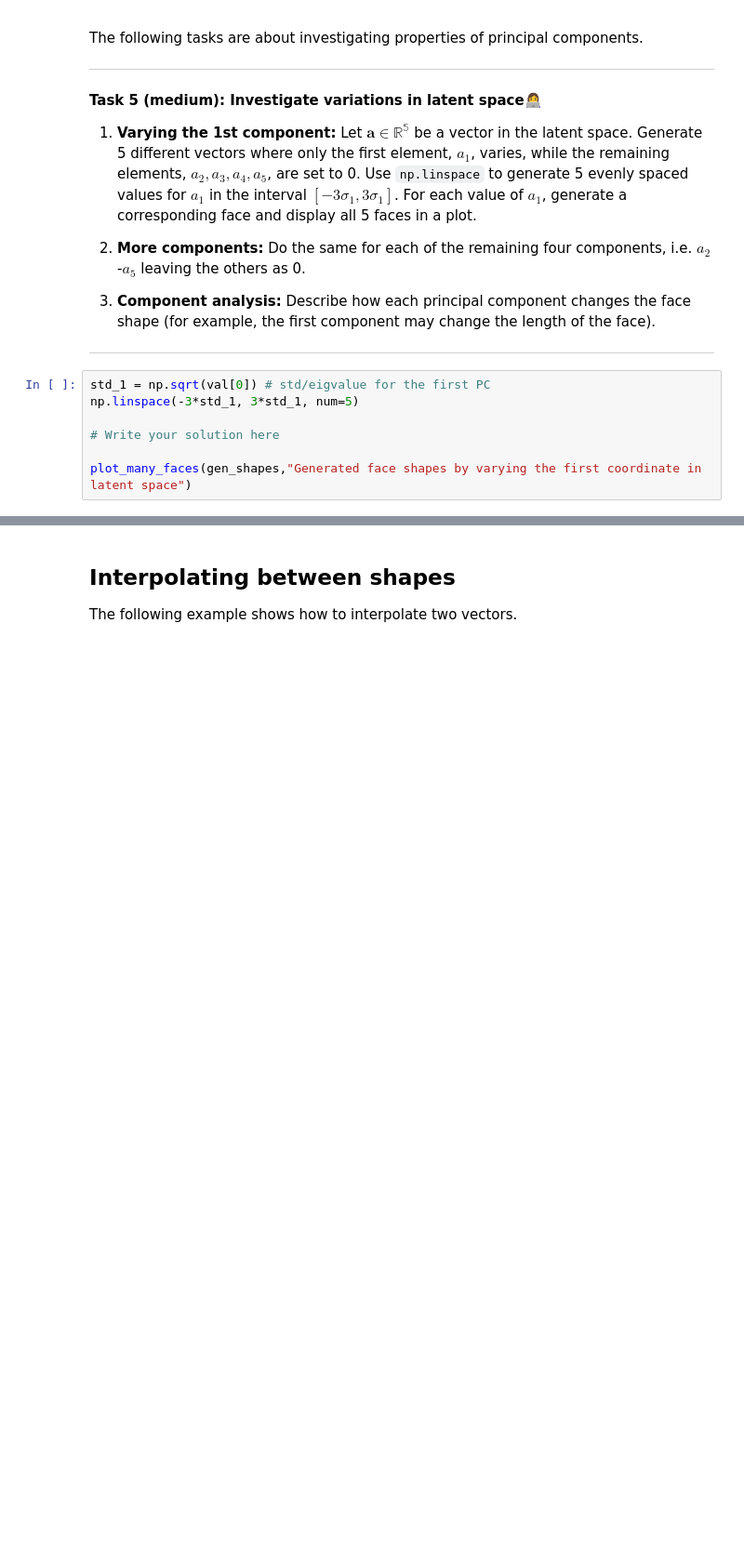
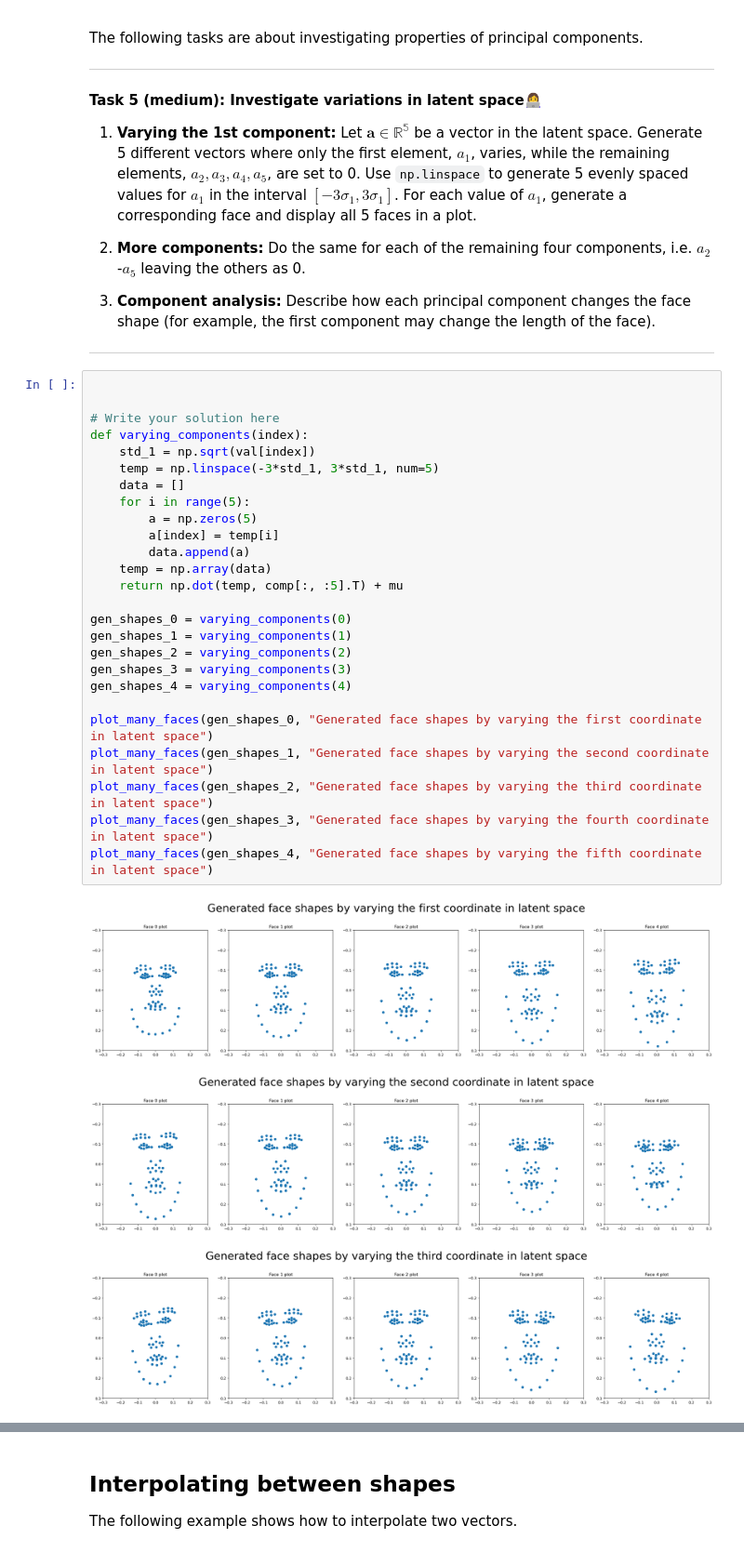
Before and after one commit to nselpriv/ml-assignment-2, a Jupyter notebook: W11/02-shape_generation.ipynb, the cells around one changed output, grey strips where cells are left out. Shown at 93% size. Drawn from its saved outputs; the diff is of its cells as text; blank space fills up the shorter version.

```diff
--- a/W11/02-shape_generation.ipynb
+++ b/W11/02-shape_generation.ipynb
@@ -254,9 +340,32 @@ The following tasks are about investigating properties of principal components.
 
 ---
 # %%
-std_1 = np.sqrt(val[0]) # std/eigvalue for the first PC
-np.linspace(-3*std_1, 3*std_1, num=5)
+
 
 # Write your solution here
+def varying_components(index):
+    std_1 = np.sqrt(val[index])
+    temp = np.linspace(-3*std_1, 3*std_1, num=5)
+    data = []
+    for i in range(5):
+        a = np.zeros(5)
+        a[index] = temp[i]
+        data.append(a)
+    temp = np.array(data)
+    return np.dot(temp, comp[:, :5].T) + mu
 
-plot_many_faces(gen_shapes,"Generated face shapes by varying the first coordinate in latent space")
+gen_shapes_0 = varying_components(0)
+gen_shapes_1 = varying_components(1)
+gen_shapes_2 = varying_components(2)
+gen_shapes_3 = varying_components(3)
+gen_shapes_4 = varying_components(4)
+
+plot_many_faces(gen_shapes_0, "Generated face shapes by varying the first coordinate in latent space")
+plot_many_faces(gen_shapes_1, "Generated face shapes by varying the second coordinate in latent space")
+plot_many_faces(gen_shapes_2, "Generated face shapes by varying the third coordinate in latent space")
+plot_many_faces(gen_shapes_3, "Generated face shapes by varying the fourth coordinate in latent space")
+plot_many_faces(gen_shapes_4, "Generated face shapes by varying the fifth coordinate in latent space")
+# %% [output]
+[figure, added]
+[figure, added]
+[figure, added]
```
Also changed, not shown: parts of 8 cells of this notebook.
